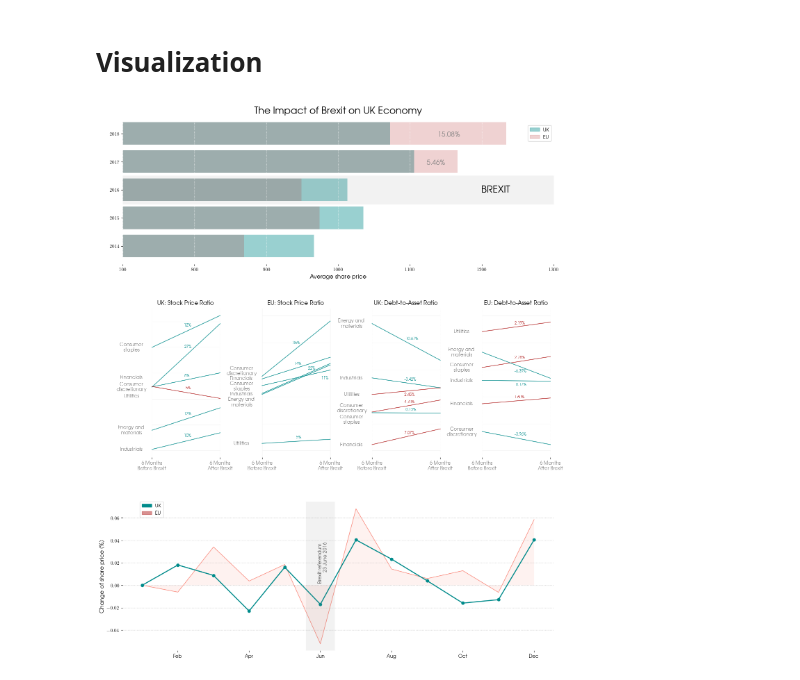
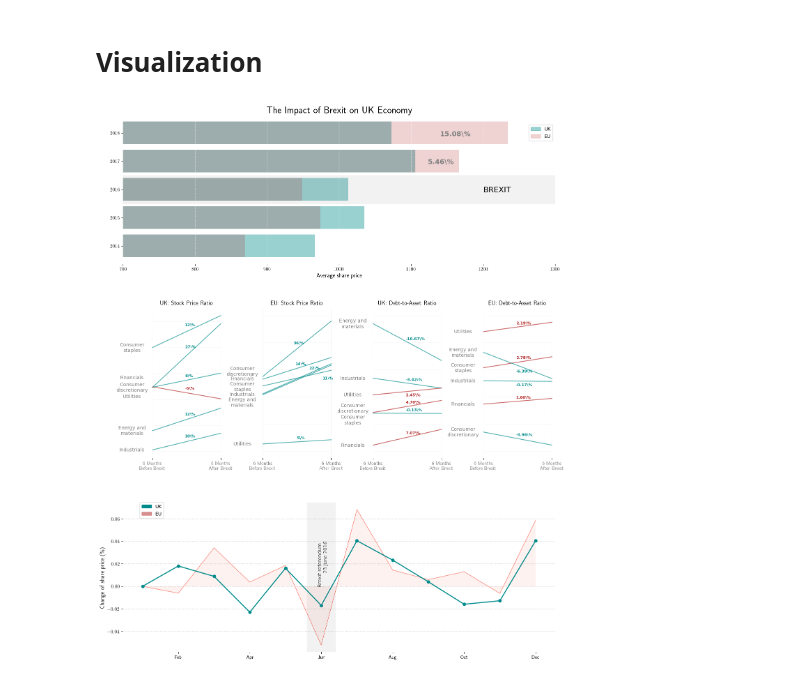
Before and after one commit to AnushaGooda/Data_Viz_MTP, a Jupyter notebook: scripts/01_visualization.ipynb, the cells around one changed output. Drawn from its saved outputs; the diff is of its cells as text; code cells hidden in the pictures.

```diff
--- a/scripts/01_visualization.ipynb
+++ b/scripts/01_visualization.ipynb
@@ -170,11 +174,6 @@ ax5 = fig.add_subplot(spec[4, :])
 
 # set style
 plt.style.use('default')
-
-# set font
-rc('font', **{'family': 'sans-serif', 'sans-serif':['Avant Garde']})
-rc('text', usetex=True)
-
 
 # set viz title
 ax0.set_title("The Impact of Brexit on UK Economy",
@@ -208,7 +207,7 @@ ax0.axhline(y=2016,linewidth= 60, alpha=0.1, color='grey')
 ax0.text(x = 1200,
          y = 2015.9,
          s = 'BREXIT',
-         fontdict={'size': 20, 'weight': 'bold'})
+         fontdict={'size': 16})
 
 ax0.text(x = 1123,
          y = 2016.9,
@@ -627,31 +626,31 @@ ax5.fill_between(lc_eu['month'], lc_eu['2016_pct_change'], alpha = 0.1, facecolo
 # UK
 ax5.plot(lc_uk['month'], lc_uk['2016_pct_change'], color= "darkcyan", linewidth = 2, alpha = 1, marker= 'o')
 
 # add legend
 dca1_patch = mpatches.Patch(color='darkcyan', alpha = 1, label='UK')
 dca2_patch = mpatches.Patch(color='firebrick',alpha = 0.5, label='EU')
 ax5.legend(handles=[dca1_patch, dca2_patch], bbox_to_anchor = (0.1, 1.02))
 
 # tick label
 tick_label = ['', 'Feb', 'Apr', 'Jun', 'Aug', 'Oct', 'Dec']
 ax5.set_xticklabels(tick_label)
 
 # remove spines
 for spine in ['left', 'right', 'top', 'bottom']:
     ax5.spines[spine].set_visible(False)
 
 ax5.set_ylabel("Change of share price (\%)", fontsize = 12)
 ax5.text(x=6.2, y=0.02, s='Brexit referendum \n 23 June 2016',
          alpha=0.7, color='black', fontsize=10,
          horizontalalignment='right', verticalalignment='center',
          rotation='vertical', va='center')
 ax5.axvline(x=6,linewidth=60, alpha=0.1, color='grey')
 ax5.grid(axis='y', color = 'grey', linewidth = 1, alpha = 0.5, ls = ':')
 
 # save plot
 path = os.path.join('output', 'visualization.pdf')
 plt.savefig(path)
 
 plt.show()
 # %% [output]
-[figure, old version]
+[figure, new version]
```
Also changed, not shown: parts of 1 cell of this notebook, 3 other files.
